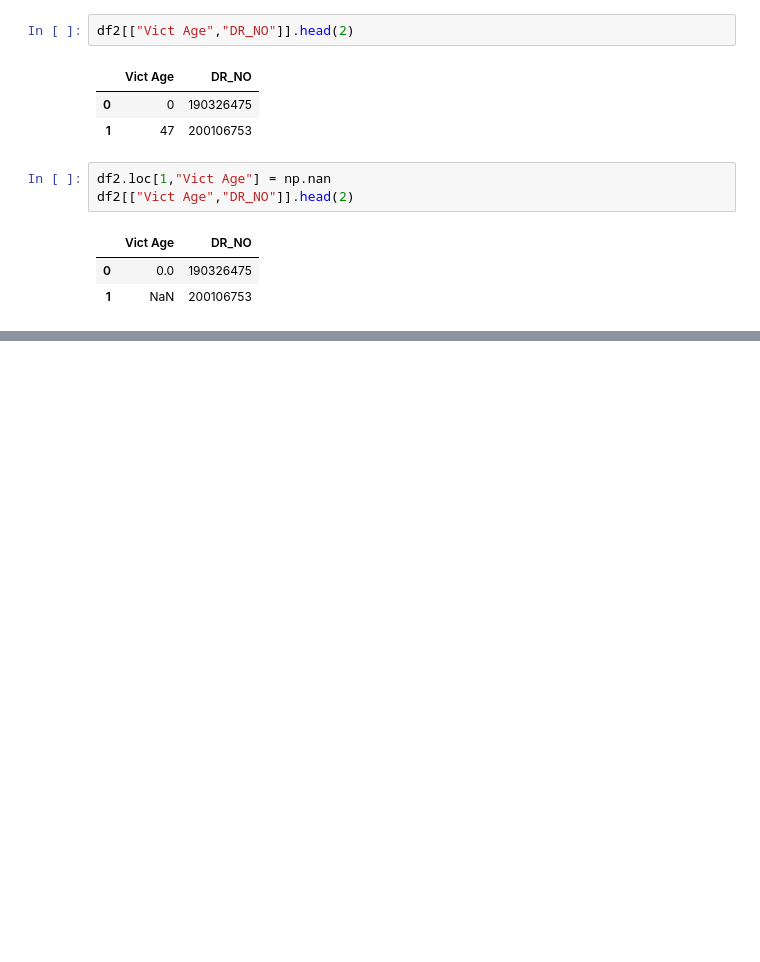
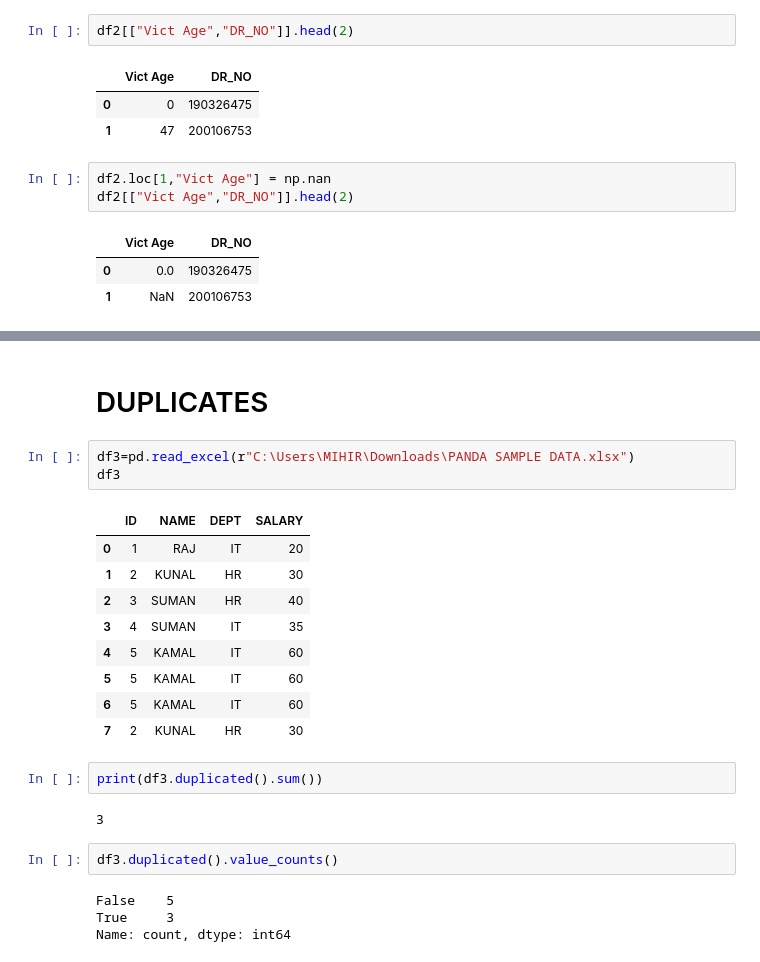
Before and after one commit to vaitysiddhi4-a11y/Python, a Jupyter notebook: Python practice .ipynb, the cells around one changed output, grey strips where cells are left out. Cells and saved outputs as stored; diff of their text form; blank space fills up the shorter version.

```diff
--- a/Python practice .ipynb
+++ b/Python practice .ipynb
@@ -2494,0 +2552,25 @@ SyntaxError: invalid syntax (2503594506.py, line 1)
+# %% [markdown]
+# DUPLICATES
+# %%
+df3=pd.read_excel(r"C:\Users\MIHIR\Downloads\PANDA SAMPLE DATA.xlsx")
+df3
+# %% [output]
+|  | ID | NAME | DEPT | SALARY |
+| 0 | 1 | RAJ | IT | 20 |
+| 1 | 2 | KUNAL | HR | 30 |
+| 2 | 3 | SUMAN | HR | 40 |
+| 3 | 4 | SUMAN | IT | 35 |
+| 4 | 5 | KAMAL | IT | 60 |
+| 5 | 5 | KAMAL | IT | 60 |
+| 6 | 5 | KAMAL | IT | 60 |
+| 7 | 2 | KUNAL | HR | 30 |
+# %%
+print(df3.duplicated().sum())
+# %% [output]
+3
+# %%
+df3.duplicated().value_counts()
+# %% [output]
+False    5
+True     3
+Name: count, dtype: int64
```
Also changed, not shown: parts of 19 cells of this notebook.
